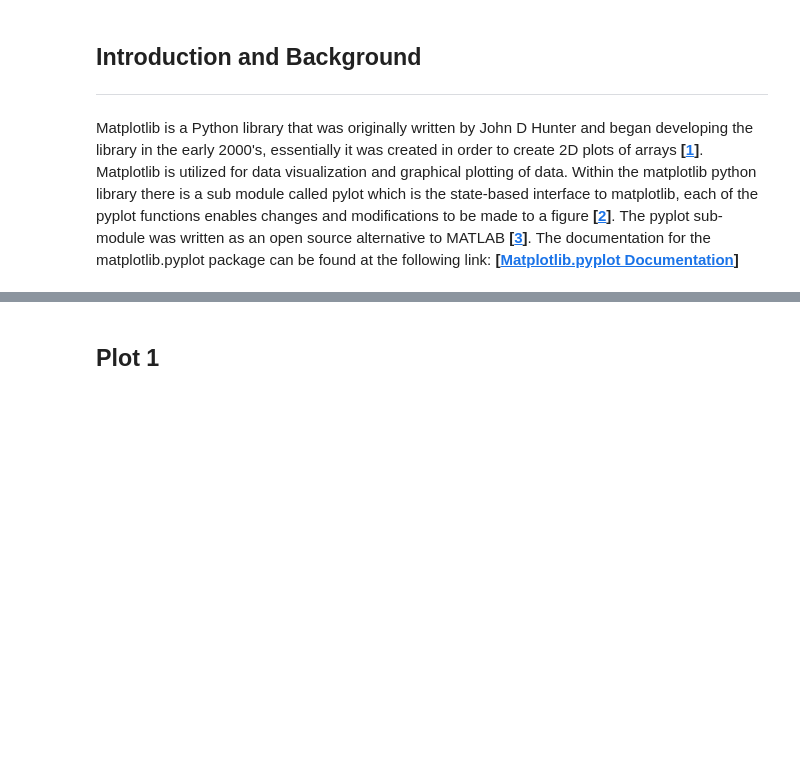
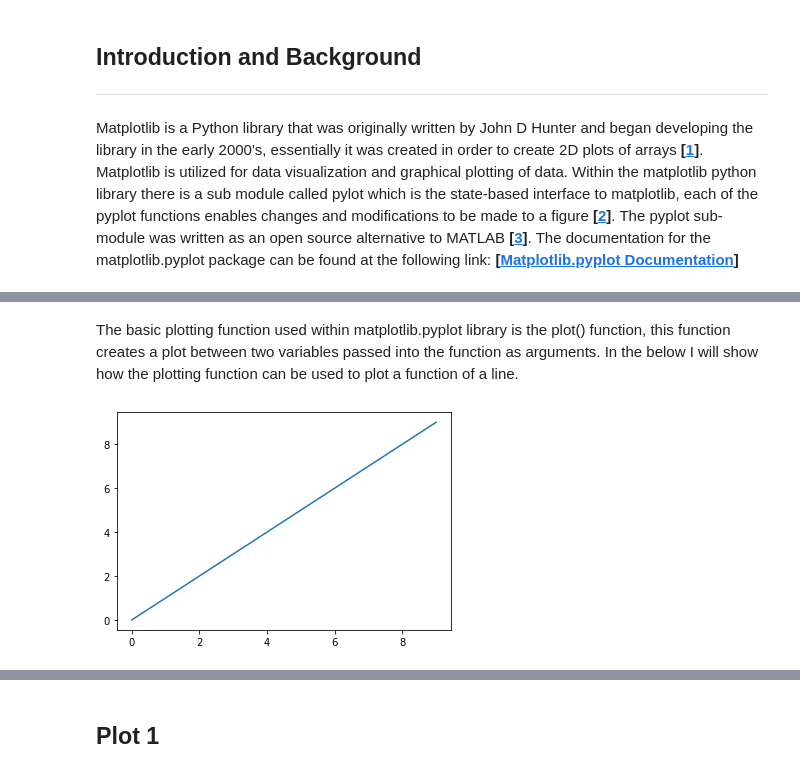
Before and after one commit to fionnmccarthy/Fundamentals-of-Data-Analysis, a Jupyter notebook: pyplot.ipynb, the cells around one changed output, grey strips where cells are left out. Cells and saved outputs as stored; diff of their text form; code cells hidden in the pictures; blank space fills up the shorter version.

Commit message:
Added into to pylot, added section on plot() function and went through different characteristics of the function and its use

```diff
--- a/pyplot.ipynb
+++ b/pyplot.ipynb
@@ -15,0 +27,16 @@ import matplotlib.pyplot as plt
+# %% [markdown]
+The basic plotting function used within matplotlib.pyplot library is the plot() function, this function creates a plot between two variables passed into the function as arguments. In the below I will show how the plotting function can be used to plot a function of a line.
+# %%
+# setting range of x values
+x = np.arange(0,10)
+
+#creating function
+y = x
+
+#plotting function
+plt.plot(x,y)
+
+#output plot
+plt.show()
+# %% [output]
+[figure, added]
```
Also changed, not shown: parts of 18 cells of this notebook, 2 other files.
